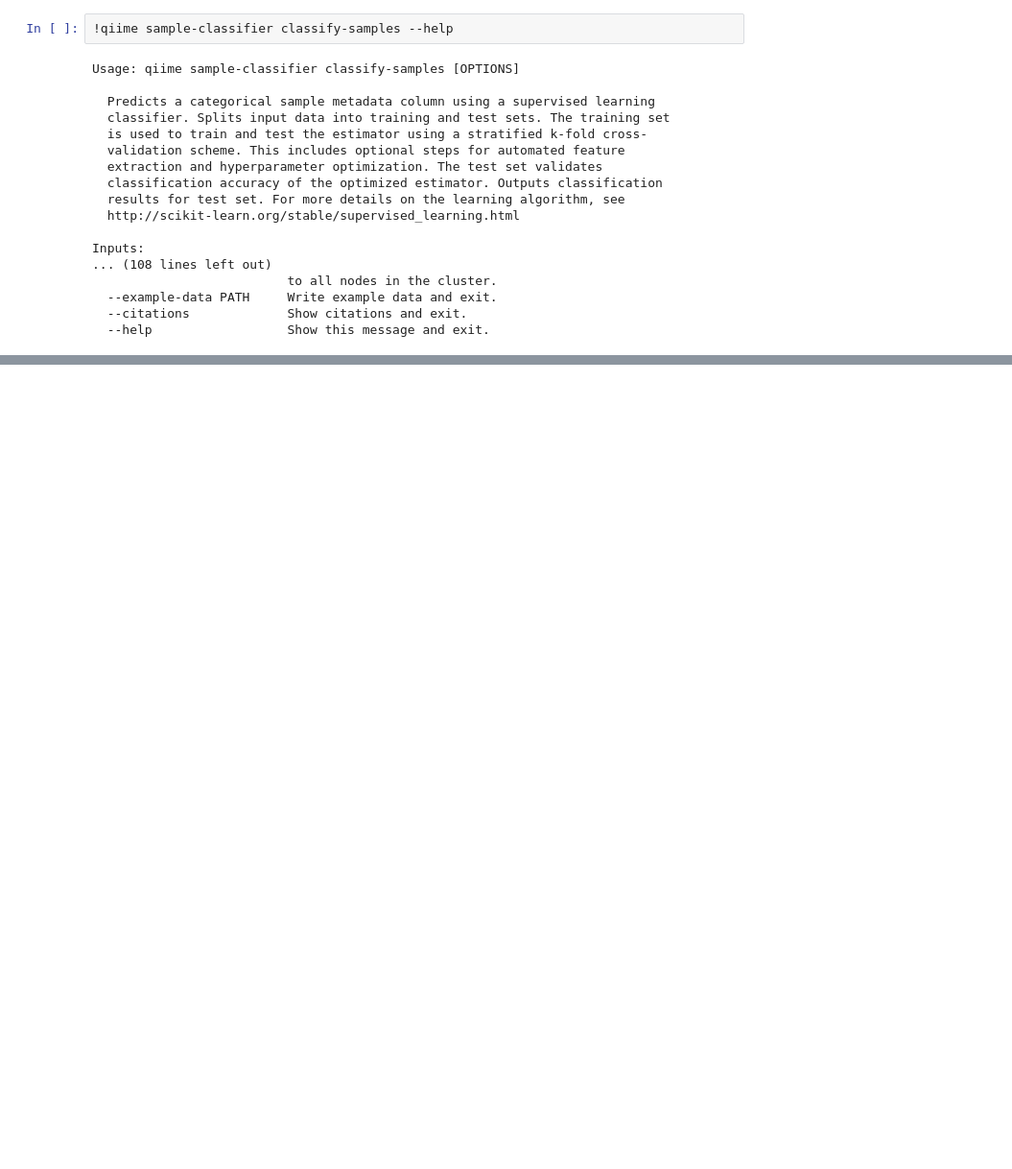
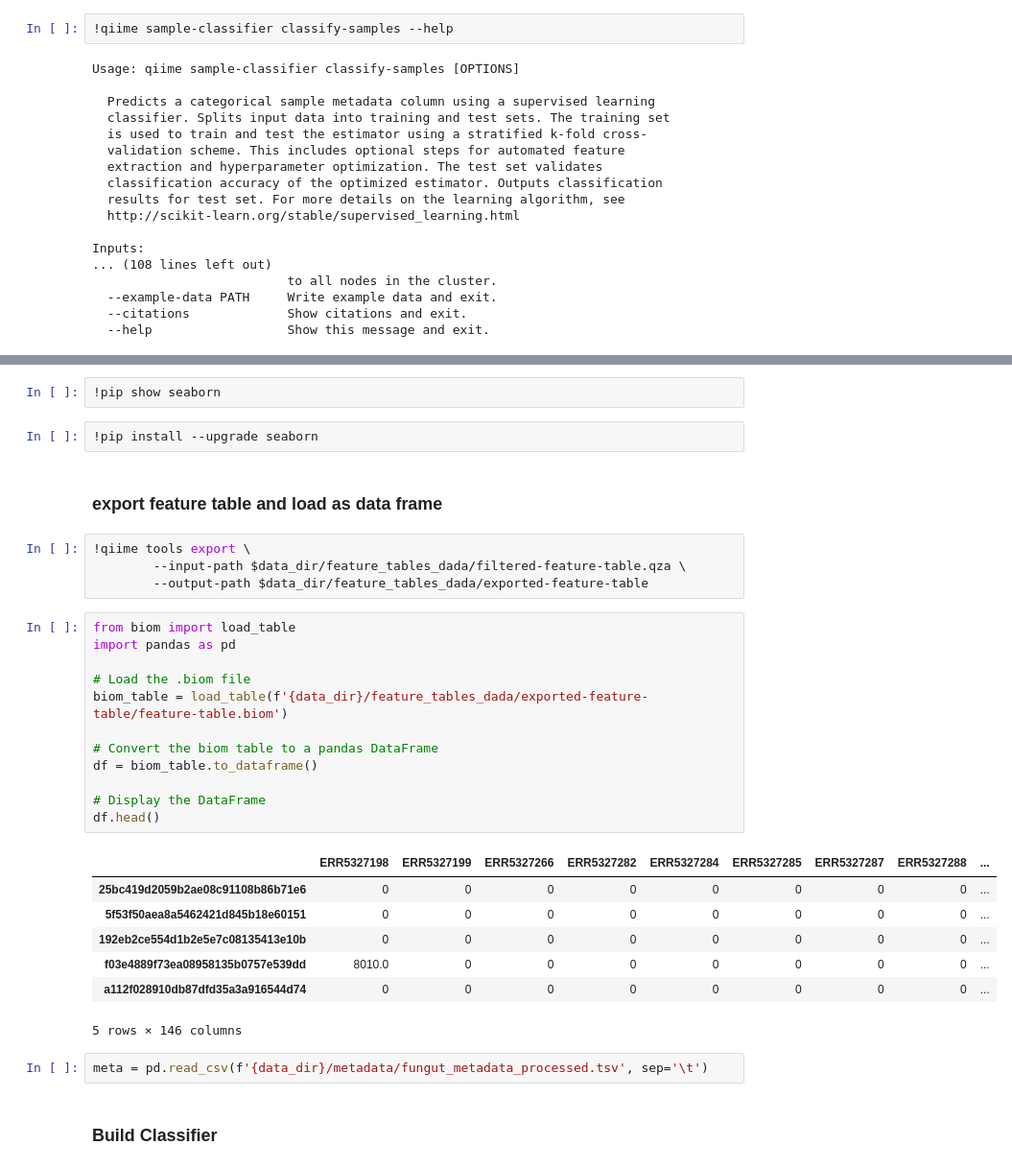
Before and after one commit to JRudyRay/FunGut2, a Jupyter notebook: Nicola/machin learning.ipynb, the cells around one changed output, grey strips where cells are left out. Shown: that part at 96% size. Saved outputs shown, nothing was run; the diff lists cells and outputs as text; blank space fills up the shorter version.

```diff
--- a/Nicola/machin learning.ipynb
+++ b/Nicola/machin learning.ipynb
@@ -68,0 +91,34 @@ Visualization.load('./machLearning/accuracy_results.qzv')
+# %%
+!pip show seaborn
+# %%
+!pip install --upgrade seaborn
+# %% [markdown]
+### export feature table and load as data frame
+# %%
+!qiime tools export \
+        --input-path $data_dir/feature_tables_dada/filtered-feature-table.qza \
+        --output-path $data_dir/feature_tables_dada/exported-feature-table
+# %%
+from biom import load_table
+import pandas as pd
+
+# Load the .biom file
+biom_table = load_table(f'{data_dir}/feature_tables_dada/exported-feature-table/feature-table.biom')
+
+# Convert the biom table to a pandas DataFrame
+df = biom_table.to_dataframe()
+
+# Display the DataFrame
+df.head()
+# %% [output]
+|  | ERR5327198 | ERR5327199 | ERR5327266 | ERR5327282 | ERR5327284 | ERR5327285 | ERR5327287 | ERR5327288 | ... |
+| 25bc419d2059b2ae08c91108b86b71e6 | 0 | 0 | 0 | 0 | 0 | 0 | 0 | 0 | ... |
+| 5f53f50aea8a5462421d845b18e60151 | 0 | 0 | 0 | 0 | 0 | 0 | 0 | 0 | ... |
+| 192eb2ce554d1b2e5e7c08135413e10b | 0 | 0 | 0 | 0 | 0 | 0 | 0 | 0 | ... |
+| f03e4889f73ea08958135b0757e539dd | 8010.0 | 0 | 0 | 0 | 0 | 0 | 0 | 0 | ... |
+| a112f028910db87dfd35a3a916544d74 | 0 | 0 | 0 | 0 | 0 | 0 | 0 | 0 | ... |
+5 rows × 146 columns
+# %%
+meta = pd.read_csv(f'{data_dir}/metadata/fungut_metadata_processed.tsv', sep='\t')
+# %% [markdown]
+### Build Classifier
```
Also changed, not shown: parts of 14 cells of this notebook, 9 other files.
